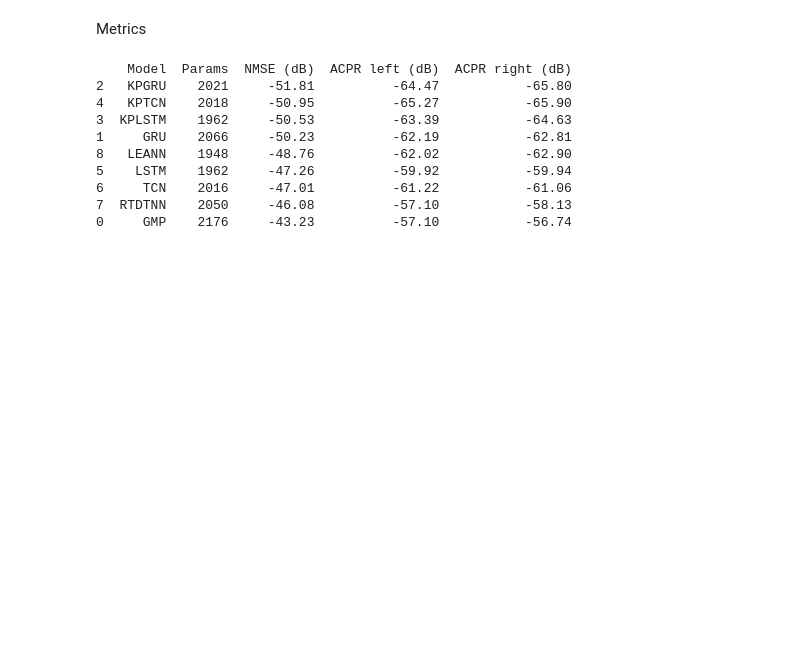
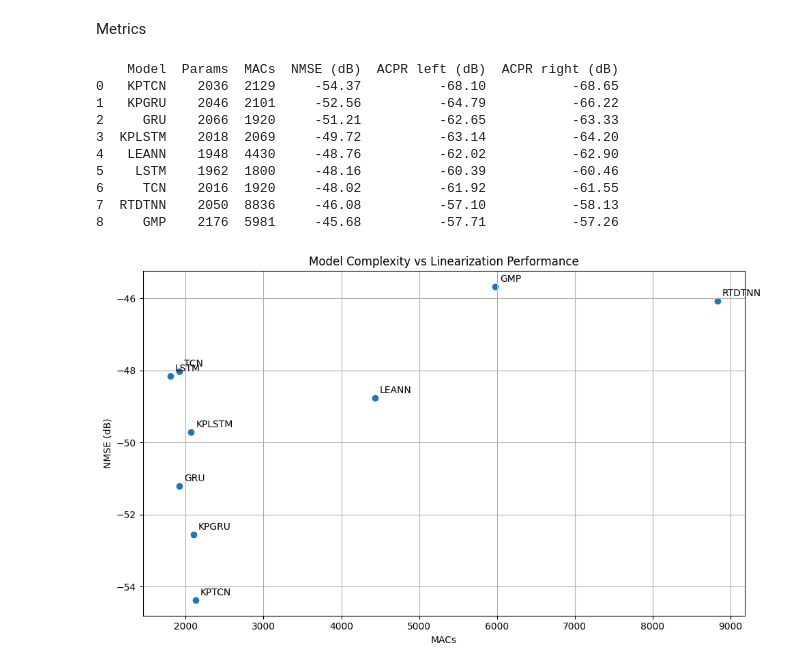
Before and after one commit to pasmornov-m/DPD_Research, a Jupyter notebook: dev_stats.ipynb, the cells around one changed output. Cells and saved outputs as stored; diff of their text form; code cells hidden in the pictures; blank space fills up the shorter version.

```diff
--- a/dev_stats.ipynb
+++ b/dev_stats.ipynb
@@ -700,15 +723,15 @@ Model weights saved to model_params/ilc_LSTM_hs20_nl1_in2_out2_bi0.pt
 # %% [markdown]
 Metrics
 # %%
-final_gmp_stats = {'Model': 'GMP', 'Params': 2176, 'NMSE (dB)': np.float64(-43.23), 'ACPR left (dB)': np.float64(-57.1), 'ACPR right (dB)': np.float64(-56.74)}
-final_gru_stats = {'Model': 'GRU', 'Params': 2066, 'NMSE (dB)': np.float64(-50.23), 'ACPR left (dB)': np.float64(-62.19), 'ACPR right (dB)': np.float64(-62.81)}
-final_kpgru_stats = {'Model': 'KPGRU', 'Params': 2021, 'NMSE (dB)': np.float64(-51.81), 'ACPR left (dB)': np.float64(-64.47), 'ACPR right (dB)': np.float64(-65.8)}
-final_kplstm_stats = {'Model': 'KPLSTM', 'Params': 2018, 'NMSE (dB)': np.float64(-49.72), 'ACPR left (dB)': np.float64(-63.14), 'ACPR right (dB)': np.float64(-64.2)}
-final_kptcn_stats = {'Model': 'KPTCN', 'Params': 2018, 'NMSE (dB)': np.float64(-50.95), 'ACPR left (dB)': np.float64(-65.27), 'ACPR right (dB)': np.float64(-65.9)}
-final_lstm_stats = {'Model': 'LSTM', 'Params': 1962, 'NMSE (dB)': np.float64(-47.26), 'ACPR left (dB)': np.float64(-59.92), 'ACPR right (dB)': np.float64(-59.94)}
-final_tcn_stats = {'Model': 'TCN', 'Params': 2016, 'NMSE (dB)': np.float64(-47.01), 'ACPR left (dB)': np.float64(-61.22), 'ACPR right (dB)': np.float64(-61.06)}
-final_rtdtnn_stats = {'Model': 'RTDTNN', 'Params': 2050, 'NMSE (dB)': np.float64(-46.08), 'ACPR left (dB)': np.float64(-57.1), 'ACPR right (dB)': np.float64(-58.13)}
-final_leann_stats = {'Model': 'LEANN', 'Params': 1948, 'NMSE (dB)': np.float64(-48.76), 'ACPR left (dB)': np.float64(-62.02), 'ACPR right (dB)': np.float64(-62.9)}
+final_gmp_stats = {'Model': 'GMP', 'Params': 2176, "MACs": 5981, 'NMSE (dB)': np.float64(-45.68), 'ACPR left (dB)': np.float64(-57.71), 'ACPR right (dB)': np.float64(-57.26)}
+final_gru_stats = {'Model': 'GRU', 'Params': 2066, "MACs": 1920, 'NMSE (dB)': np.float64(-51.21), 'ACPR left (dB)': np.float64(-62.65), 'ACPR right (dB)': np.float64(-63.33)}
+final_kpgru_stats = {'Model': 'KPGRU', 'Params': 2046, "MACs": 2101, 'NMSE (dB)': np.float64(-52.56), 'ACPR left (dB)': np.float64(-64.79), 'ACPR right (dB)': np.float64(-66.22)}
+final_kplstm_stats = {'Model': 'KPLSTM', 'Params': 2018, "MACs": 2069, 'NMSE (dB)': np.float64(-49.72), 'ACPR left (dB)': np.float64(-63.14), 'ACPR right (dB)': np.float64(-64.2)}
+final_kptcn_stats = {'Model': 'KPTCN', 'Params': 2036, "MACs": 2129, 'NMSE (dB)': np.float64(-54.37), 'ACPR left (dB)': np.float64(-68.1), 'ACPR right (dB)': np.float64(-68.65)}
+final_lstm_stats = {'Model': 'LSTM', 'Params': 1962, "MACs": 1800, 'NMSE (dB)': np.float64(-48.16), 'ACPR left (dB)': np.float64(-60.39), 'ACPR right (dB)': np.float64(-60.46)}
+final_tcn_stats = {'Model': 'TCN', 'Params': 2016, "MACs": 1920, 'NMSE (dB)': np.float64(-48.02), 'ACPR left (dB)': np.float64(-61.92), 'ACPR right (dB)': np.float64(-61.55)}
+final_rtdtnn_stats = {'Model': 'RTDTNN', 'Params': 2050, "MACs": 8836, 'NMSE (dB)': np.float64(-46.08), 'ACPR left (dB)': np.float64(-57.1), 'ACPR right (dB)': np.float64(-58.13)}
+final_leann_stats = {'Model': 'LEANN', 'Params': 1948, "MACs": 4430, 'NMSE (dB)': np.float64(-48.76), 'ACPR left (dB)': np.float64(-62.02), 'ACPR right (dB)': np.float64(-62.9)}
 
 # final_pleann_stats
 # %%
@@ -727,19 +750,47 @@ ilc_results = [
     ]
 
 df = pd.DataFrame(ilc_results)
-df = df.sort_values(by=["NMSE (dB)", "ACPR left (dB)", "ACPR right (dB)"], ascending=[True, True, True])
+df = df.sort_values(by=["NMSE (dB)", "ACPR left (dB)", "ACPR right (dB)"], ascending=[True, True, True]).reset_index(drop=True)
 
 print(df)
 
 df.to_excel("model_metrics.xlsx", index=False)
 # %% [output]
-    Model  Params  NMSE (dB)  ACPR left (dB)  ACPR right (dB)
-2   KPGRU    2021     -51.81          -64.47           -65.80
-4   KPTCN    2018     -50.95          -65.27           -65.90
-3  KPLSTM    1962     -50.53          -63.39           -64.63
-1     GRU    2066     -50.23          -62.19           -62.81
-8   LEANN    1948     -48.76          -62.02           -62.90
-5    LSTM    1962     -47.26          -59.92           -59.94
-6     TCN    2016     -47.01          -61.22           -61.06
-7  RTDTNN    2050     -46.08          -57.10           -58.13
-0     GMP    2176     -43.23          -57.10           -56.74
+    Model  Params  MACs  NMSE (dB)  ACPR left (dB)  ACPR right (dB)
+0   KPTCN    2036  2129     -54.37          -68.10           -68.65
+1   KPGRU    2046  2101     -52.56          -64.79           -66.22
+2     GRU    2066  1920     -51.21          -62.65           -63.33
+3  KPLSTM    2018  2069     -49.72          -63.14           -64.20
+4   LEANN    1948  4430     -48.76          -62.02           -62.90
+5    LSTM    1962  1800     -48.16          -60.39           -60.46
+6     TCN    2016  1920     -48.02          -61.92           -61.55
+7  RTDTNN    2050  8836     -46.08          -57.10           -58.13
+8     GMP    2176  5981     -45.68          -57.71           -57.26
+# %%
+plt.figure(figsize=(10, 6))
+
+# scatter
+plt.scatter(
+    df["MACs"],
+    df["NMSE (dB)"]
+)
+
+# labels
+for _, row in df.iterrows():
+    plt.annotate(
+        row["Model"],
+        (row["MACs"], row["NMSE (dB)"]),
+        textcoords="offset points",
+        xytext=(5, 5)
+    )
+
+plt.xlabel("MACs")
+plt.ylabel("NMSE (dB)")
+plt.title("Model Complexity vs Linearization Performance")
+
+plt.grid(True)
+
+plt.tight_layout()
+plt.show()
+# %% [output]
+[figure, added]
```
Also changed, not shown: parts of 11 cells of this notebook, 18 other files.
